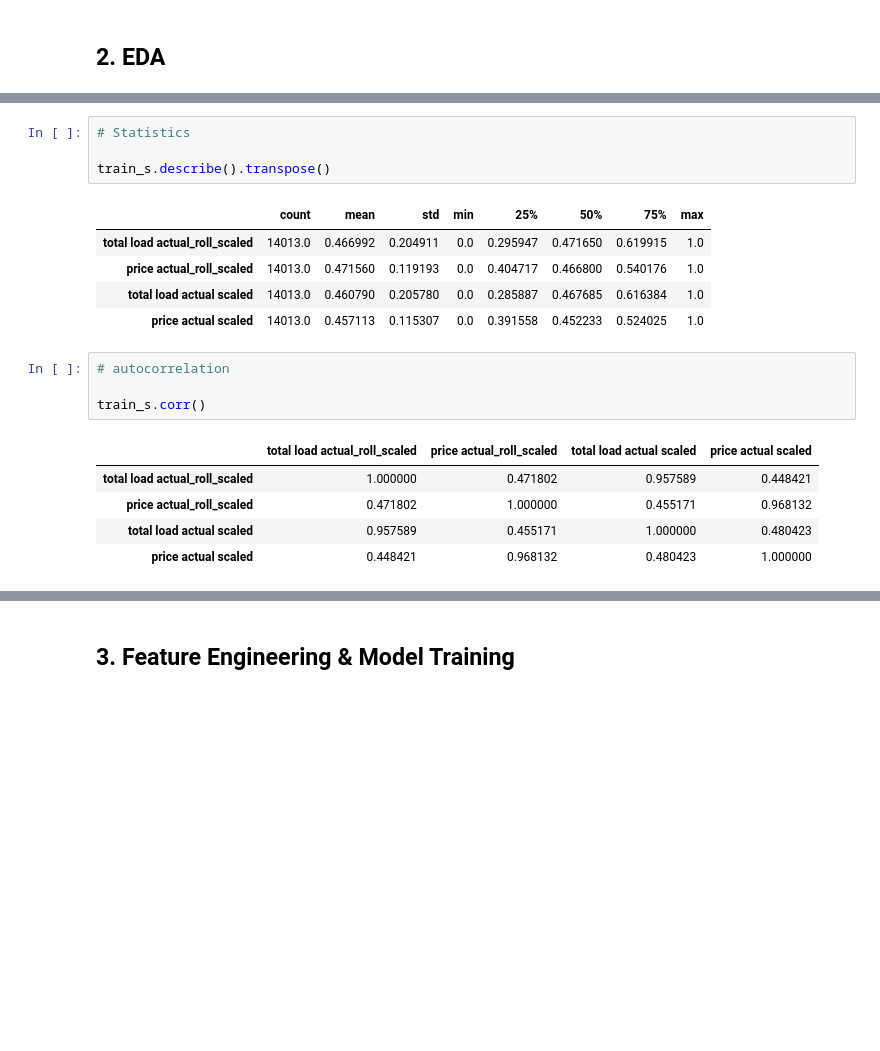
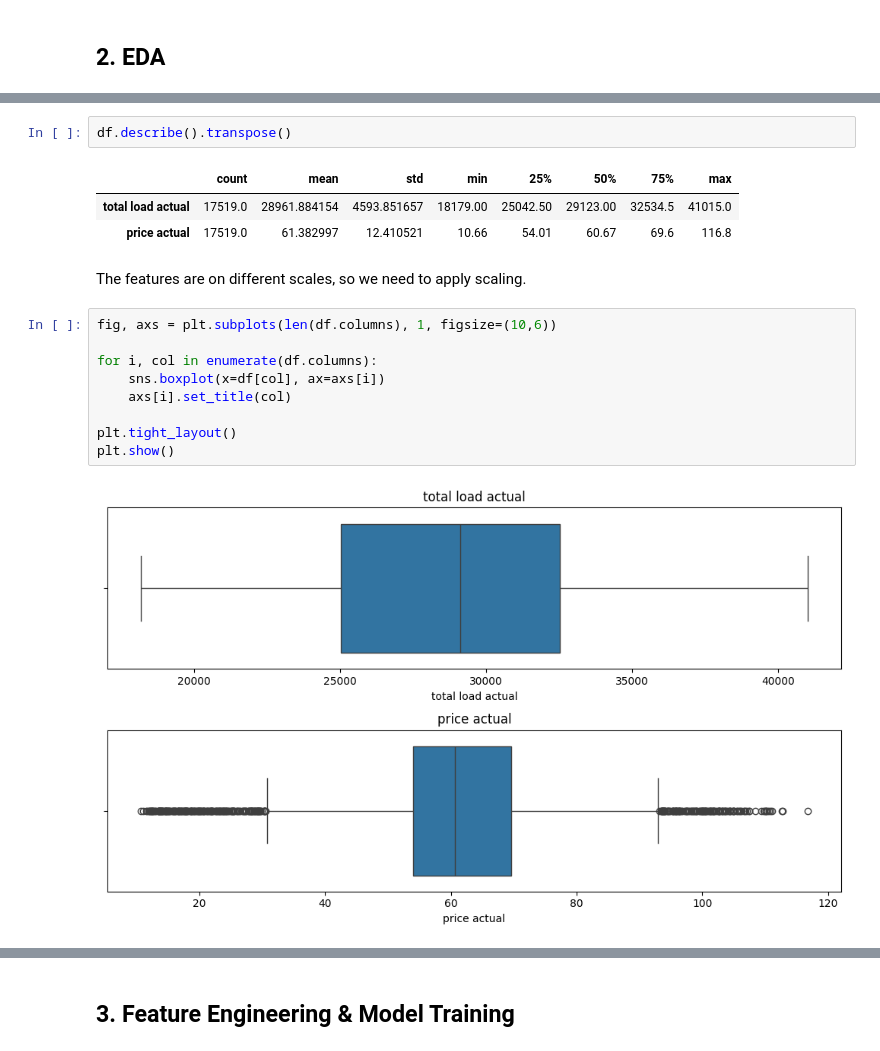
Before and after one commit to Jackson00Han/Time-Series-Training, a Jupyter notebook: multivariate_time_series.ipynb, the cells around one changed output, grey strips where cells are left out. Saved outputs shown, nothing was run; the diff lists cells and outputs as text; blank space fills up the shorter version.

```diff
--- a/multivariate_time_series.ipynb
+++ b/multivariate_time_series.ipynb
@@ -226,20 +162,19 @@ plt.show()
 # %%
-# Statistics
-
-train_s.describe().transpose()
+df.describe().transpose()
 # %% [output]
 |  | count | mean | std | min | 25% | 50% | 75% | max |
-| total load actual_roll_scaled | 14013.0 | 0.466992 | 0.204911 | 0.0 | 0.295947 | 0.471650 | 0.619915 | 1.0 |
-| price actual_roll_scaled | 14013.0 | 0.471560 | 0.119193 | 0.0 | 0.404717 | 0.466800 | 0.540176 | 1.0 |
-| total load actual scaled | 14013.0 | 0.460790 | 0.205780 | 0.0 | 0.285887 | 0.467685 | 0.616384 | 1.0 |
-| price actual scaled | 14013.0 | 0.457113 | 0.115307 | 0.0 | 0.391558 | 0.452233 | 0.524025 | 1.0 |
+| total load actual | 17519.0 | 28961.884154 | 4593.851657 | 18179.00 | 25042.50 | 29123.00 | 32534.5 | 41015.0 |
+| price actual | 17519.0 | 61.382997 | 12.410521 | 10.66 | 54.01 | 60.67 | 69.6 | 116.8 |
-# %%
-# autocorrelation
-
-train_s.corr()
-# %% [output]
-|  | total load actual_roll_scaled | price actual_roll_scaled | total load actual scaled | price actual scaled |
-| total load actual_roll_scaled | 1.000000 | 0.471802 | 0.957589 | 0.448421 |
-| price actual_roll_scaled | 0.471802 | 1.000000 | 0.455171 | 0.968132 |
-| total load actual scaled | 0.957589 | 0.455171 | 1.000000 | 0.480423 |
-| price actual scaled | 0.448421 | 0.968132 | 0.480423 | 1.000000 |
+# %% [markdown]
+The features are on different scales, so we need to apply scaling.
+# %%
+fig, axs = plt.subplots(len(df.columns), 1, figsize=(10,6))
+
+for i, col in enumerate(df.columns):
+    sns.boxplot(x=df[col], ax=axs[i])
+    axs[i].set_title(col)
+
+plt.tight_layout()
+plt.show()
+# %% [output]
+[figure, added]
```
Also changed, not shown: parts of 16 cells of this notebook.
